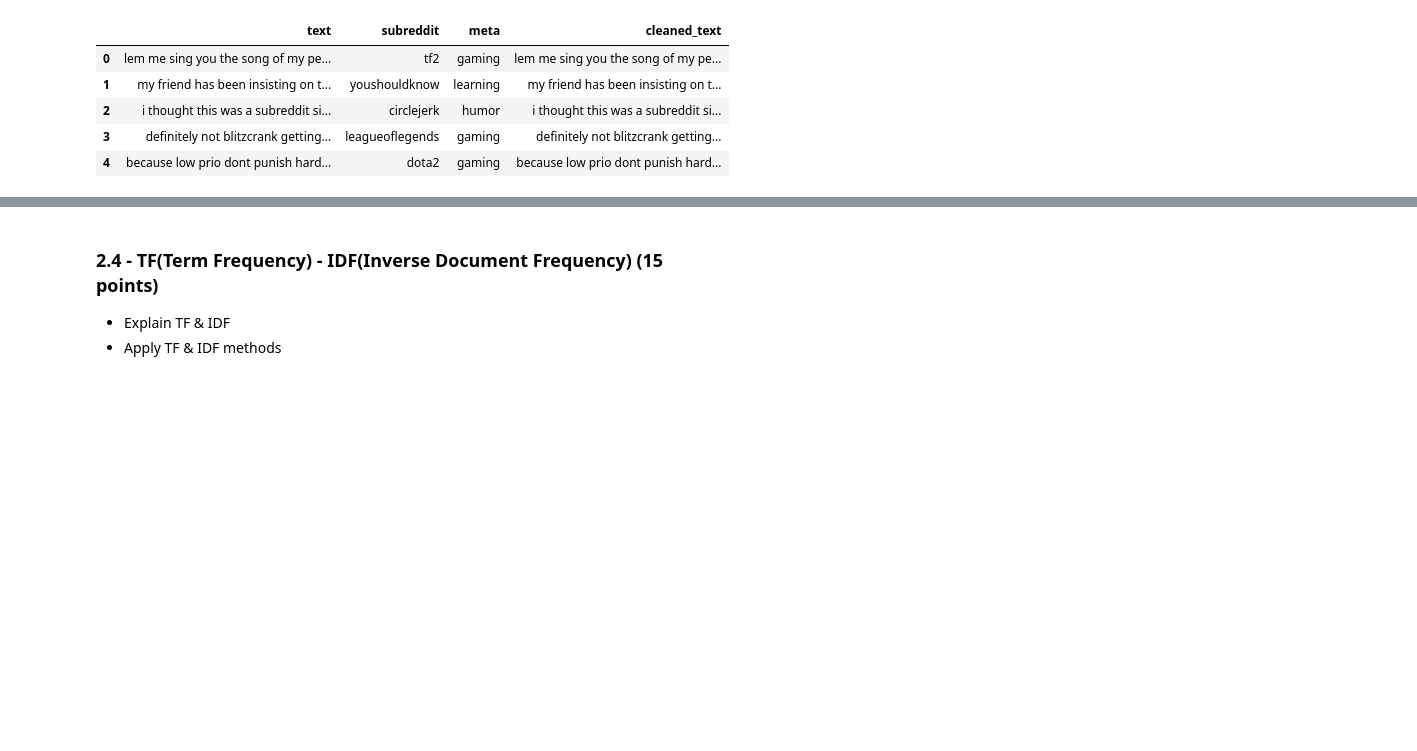
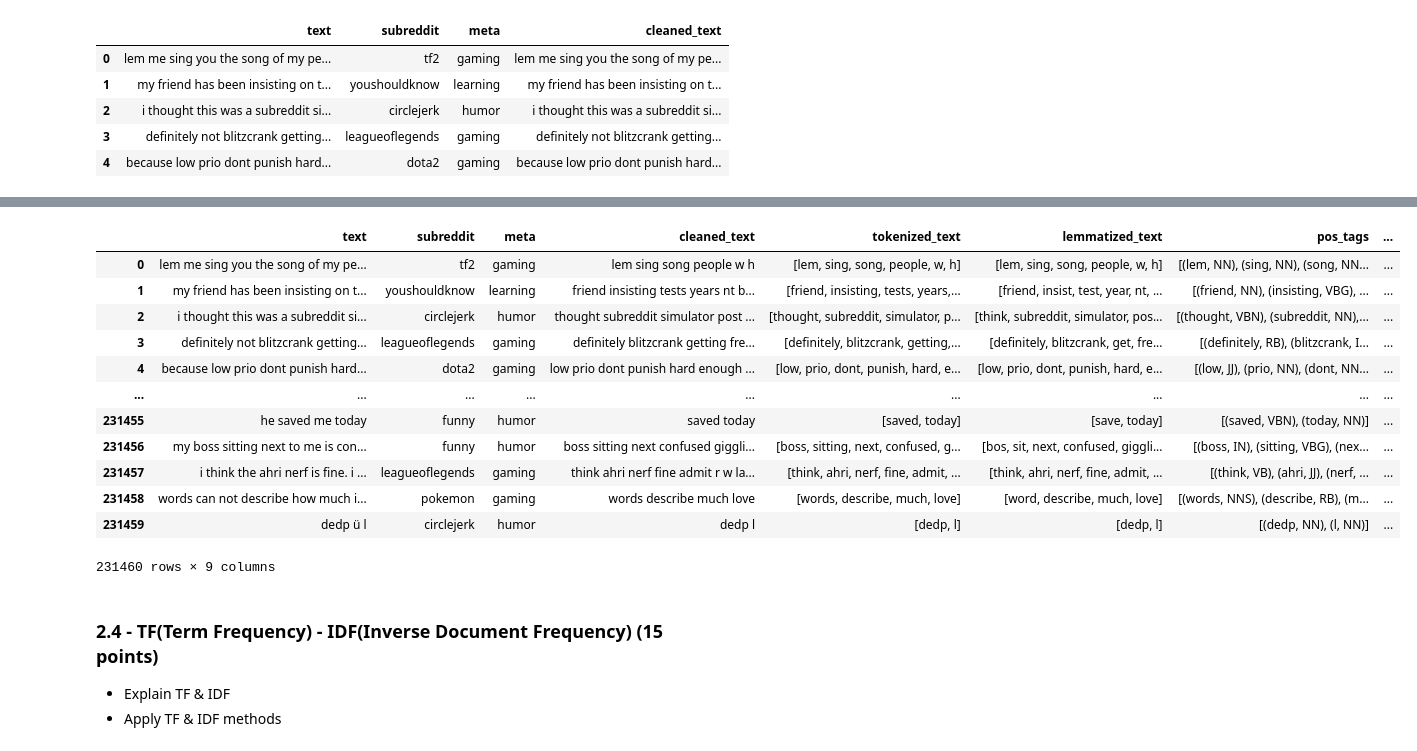
Before and after one commit to ozzden/MAT386, a Jupyter notebook: HW_2_DL.ipynb, the cells around one changed output, grey strips where cells are left out. Cells and saved outputs as stored; diff of their text form; code cells hidden in the pictures; blank space fills up the shorter version.

```diff
--- a/HW_2_DL.ipynb
+++ b/HW_2_DL.ipynb
@@ -287,0 +273,31 @@ print(tfidf_matrix)
+# %%
+import pandas as pd
+import nltk
+from nltk import pos_tag
+from nltk.stem import WordNetLemmatizer
+import swifter
+
+#applied pos tags to apply lemmatizer otherwise its not working properly
+def get_wordnet_pos(treebank_tag):
+    if treebank_tag.startswith('J'):
+        return 'a'  # Adjective
+    elif treebank_tag.startswith('V'):
+        return 'v'  # Verb
+    elif treebank_tag.startswith('N'):
+        return 'n'  # Noun
+    elif treebank_tag.startswith('R'):
+        return 'r'  # Adverb
+    else:
+        return 'n'  # Default to noun if not recognized
+
+
+lemmatizer = WordNetLemmatizer()
+
+# used swifter library to accelarete process it was taking so much time
+df['pos_tags'] = df['tokenized_text'].swifter.apply(pos_tag)
+# %%
+# Lemmatize using POS tags
+df['lemmatized_text'] = df['pos_tags'].apply(lambda x: [lemmatizer.lemmatize(word, pos=get_wordnet_pos(tag)) for word, tag in x])
+
+# Display the DataFrame
+df[['tokenized_text', 'pos_tags', 'lemmatized_text']].head()
@@ -287,0 +336,6 @@ print(tfidf_matrix)
+# %%
+# Assuming 'lemmatized_text' is a column containing lists of lemmatized words for each row
+df['lemmatized_word_count'] = df['lemmatized_text'].apply(len)
+
+# Display basic statistics of word counts
+print(df['lemmatized_word_count'].describe())
@@ -287,0 +352,6 @@ print(tfidf_matrix)
+# %%
+# Assuming 'tokenized_text' is a column containing lists of tokenized words for each row
+df['tokenized_word_count'] = df['tokenized_text'].apply(len)
+
+# Display basic statistics of word counts
+print(df['tokenized_word_count'].describe())
@@ -288,3 +368,19 @@ print(tfidf_matrix)
+# %%
+df
+# %% [output]
+|  | text | subreddit | meta | cleaned_text | tokenized_text | lemmatized_text | pos_tags | ... |
+| 0 | lem me sing you the song of my pe... | tf2 | gaming | lem sing song people w h | [lem, sing, song, people, w, h] | [lem, sing, song, people, w, h] | [(lem, NN), (sing, NN), (song, NN... | ... |
+| 1 | my friend has been insisting on t... | youshouldknow | learning | friend insisting tests years nt b... | [friend, insisting, tests, years,... | [friend, insist, test, year, nt, ... | [(friend, NN), (insisting, VBG), ... | ... |
+| 2 | i thought this was a subreddit si... | circlejerk | humor | thought subreddit simulator post ... | [thought, subreddit, simulator, p... | [think, subreddit, simulator, pos... | [(thought, VBN), (subreddit, NN),... | ... |
+| 3 | definitely not blitzcrank getting... | leagueoflegends | gaming | definitely blitzcrank getting fre... | [definitely, blitzcrank, getting,... | [definitely, blitzcrank, get, fre... | [(definitely, RB), (blitzcrank, I... | ... |
+| 4 | because low prio dont punish hard... | dota2 | gaming | low prio dont punish hard enough ... | [low, prio, dont, punish, hard, e... | [low, prio, dont, punish, hard, e... | [(low, JJ), (prio, NN), (dont, NN... | ... |
+| ... | ... | ... | ... | ... | ... | ... | ... | ... |
+| 231455 | he saved me today | funny | humor | saved today | [saved, today] | [save, today] | [(saved, VBN), (today, NN)] | ... |
+| 231456 | my boss sitting next to me is con... | funny | humor | boss sitting next confused giggli... | [boss, sitting, next, confused, g... | [bos, sit, next, confused, giggli... | [(boss, IN), (sitting, VBG), (nex... | ... |
+| 231457 | i think the ahri nerf is fine. i ... | leagueoflegends | gaming | think ahri nerf fine admit r w la... | [think, ahri, nerf, fine, admit, ... | [think, ahri, nerf, fine, admit, ... | [(think, VB), (ahri, JJ), (nerf, ... | ... |
+| 231458 | words can not describe how much i... | pokemon | gaming | words describe much love | [words, describe, much, love] | [word, describe, much, love] | [(words, NNS), (describe, RB), (m... | ... |
+| 231459 | dedp ü l | circlejerk | humor | dedp l | [dedp, l] | [dedp, l] | [(dedp, NN), (l, NN)] | ... |
+231460 rows × 9 columns
 # %% [markdown]
 <a name="2-4"></a>
 ### 2.4 - TF(Term Frequency) - IDF(Inverse Document Frequency) (15 points)
```
Also changed, not shown: parts of 13 cells of this notebook.
